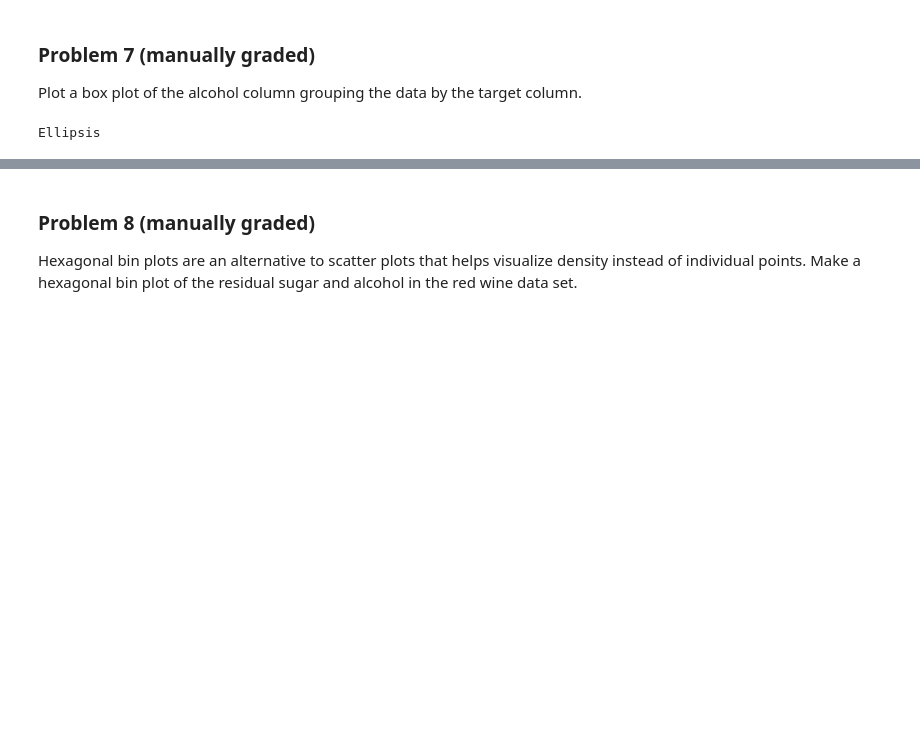
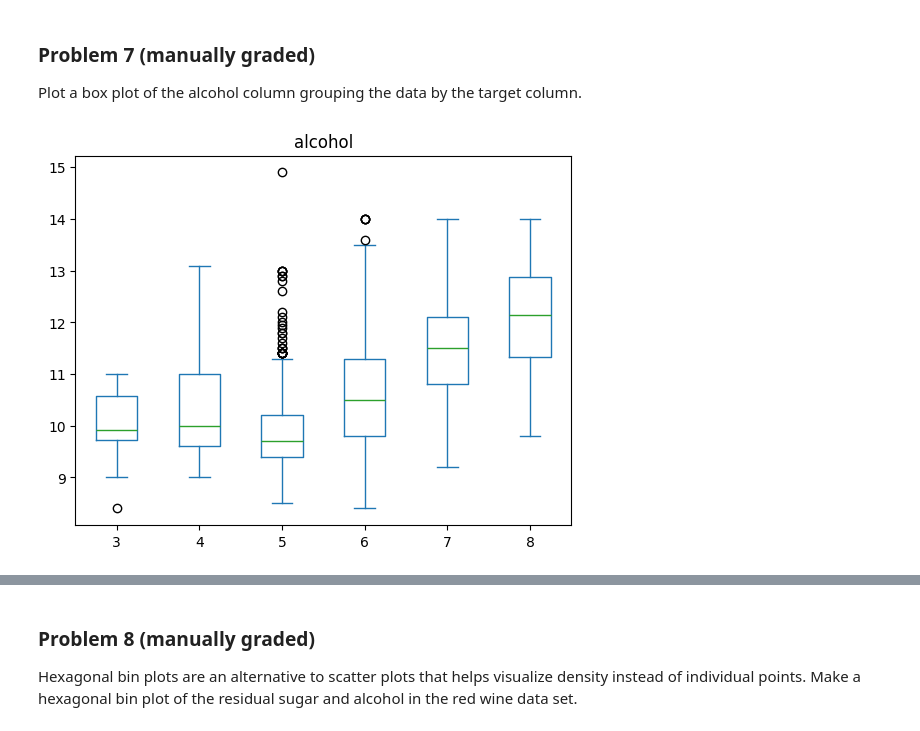
Before and after one commit to Haleymussary00/dx602-homework-10, a Jupyter notebook: homework.ipynb, the cells around one changed output, grey strips where cells are left out. Cells and saved outputs as stored; diff of their text form; code cells hidden in the pictures; blank space fills up the shorter version.

```diff
--- a/homework.ipynb
+++ b/homework.ipynb
@@ -164,9 +165,10 @@ Plot a box plot of the alcohol column grouping the data by the target column.
 # %%
 # YOUR CHANGES HERE
 
-...
+red_wine.plot.box(column="alcohol", by="target")
+None
 # %% [output]
-Ellipsis
+[figure, added]
 # %% [markdown]
 <div style="page-break-after: always;"></div>
 # %% [markdown]
```
Also changed, not shown: parts of 11 cells of this notebook.
